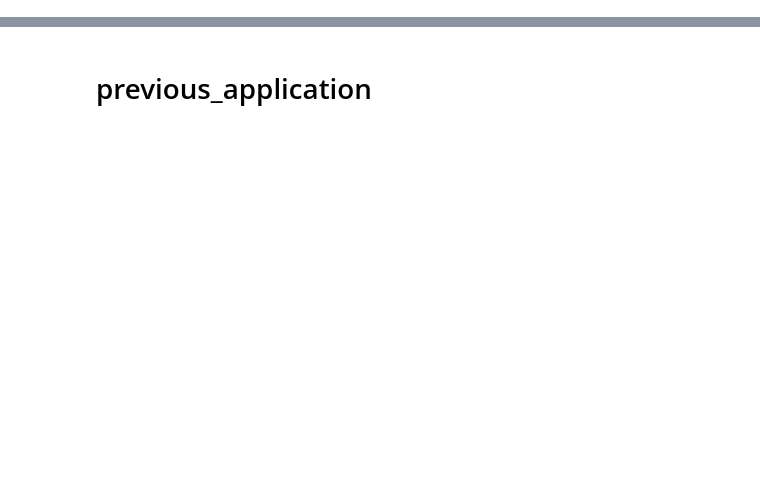
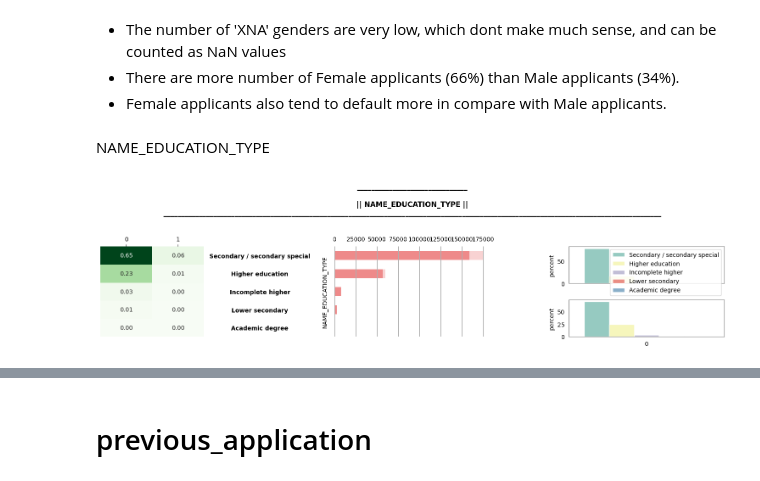
Before and after one commit to NgChi493510/Data-Preparation-Project-Group-14, a Jupyter notebook: EDA_previous_application.ipynb, the cells around one changed output, grey strips where cells are left out. Drawn from its saved outputs; the diff is of its cells as text; code cells hidden in the pictures; blank space fills up the shorter version.

```diff
--- a/EDA_previous_application.ipynb
+++ b/EDA_previous_application.ipynb
@@ -22,0 +162,10 @@ installments_payments = pd.read_csv(file_path + "dseb63_installments_payments.cs
+# %% [markdown]
+- The number of 'XNA' genders are very low, which dont make much sense, and can be counted as NaN values
+- There are more number of Female applicants (66%) than Male applicants (34%).
+- Female applicants also tend to default more in compare with Male applicants.
+# %% [markdown]
+NAME_EDUCATION_TYPE
+# %%
+cat_visual(app_train,'NAME_EDUCATION_TYPE')
+# %% [output]
+[figure, added]
```
Also changed, not shown: parts of 61 cells of this notebook, 5 other files.
